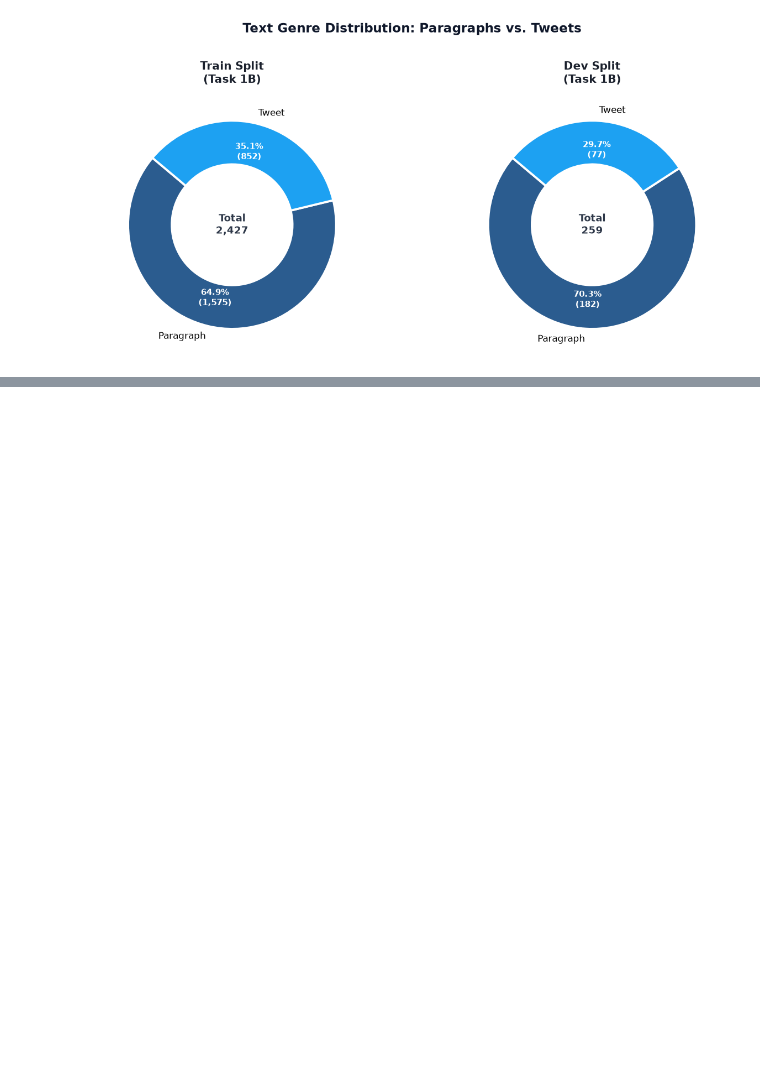
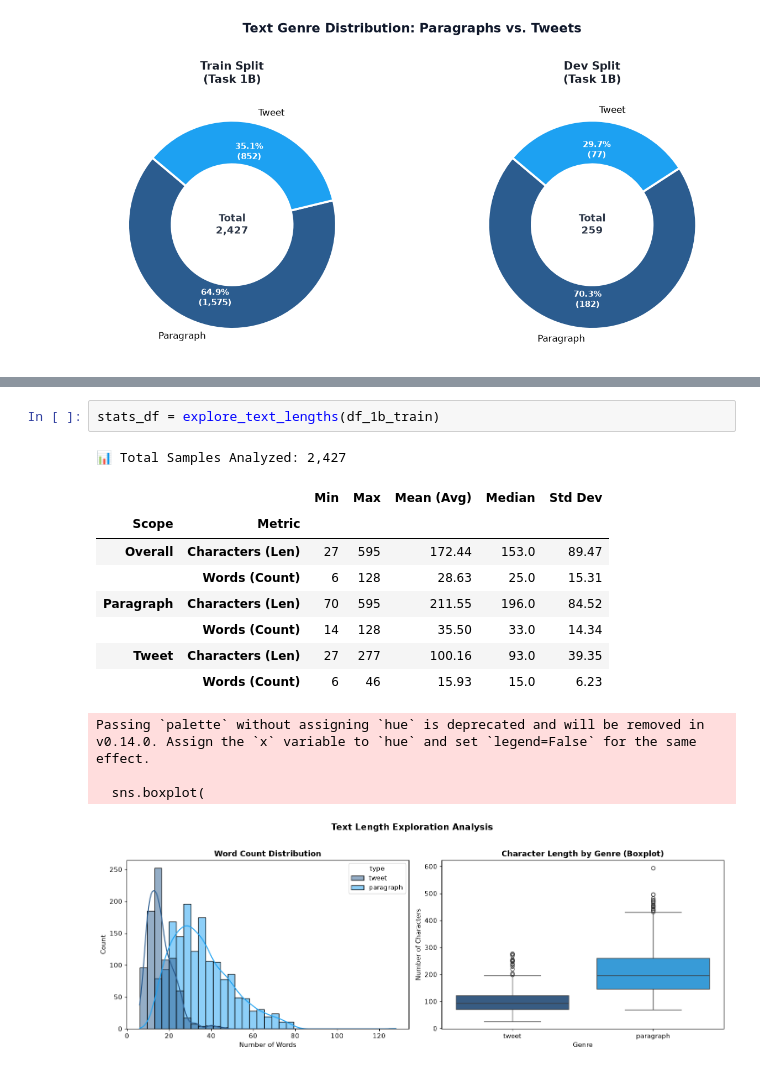
Before and after one commit to ghouf/Decetction-Persuation, a Jupyter notebook: src/decetction_persuation/Notebooks/audit.ipynb, the cells around one changed output, grey strips where cells are left out. Saved outputs shown, nothing was run; the diff lists cells and outputs as text; blank space fills up the shorter version.

```diff
--- a/src/decetction_persuation/Notebooks/audit.ipynb
+++ b/src/decetction_persuation/Notebooks/audit.ipynb
@@ -459,0 +592,16 @@ plot_text_type_distribution({
+# %%
+stats_df = explore_text_lengths(df_1b_train)
+# %% [output]
+📊 Total Samples Analyzed: 2,427
+|  |  | Min | Max | Mean (Avg) | Median | Std Dev |
+| Scope | Metric |  |  |  |  |  |
+| Overall | Characters (Len) | 27 | 595 | 172.44 | 153.0 | 89.47 |
+|  | Words (Count) | 6 | 128 | 28.63 | 25.0 | 15.31 |
+| Paragraph | Characters (Len) | 70 | 595 | 211.55 | 196.0 | 84.52 |
+|  | Words (Count) | 14 | 128 | 35.50 | 33.0 | 14.34 |
+| Tweet | Characters (Len) | 27 | 277 | 100.16 | 93.0 | 39.35 |
+|  | Words (Count) | 6 | 46 | 15.93 | 15.0 | 6.23 |
+Passing `palette` without assigning `hue` is deprecated and will be removed in v0.14.0. Assign the `x` variable to `hue` and set `legend=False` for the same effect.
+
+  sns.boxplot(
+[figure, added]
```
Also changed, not shown: parts of 1 cell of this notebook, 1 other file.
